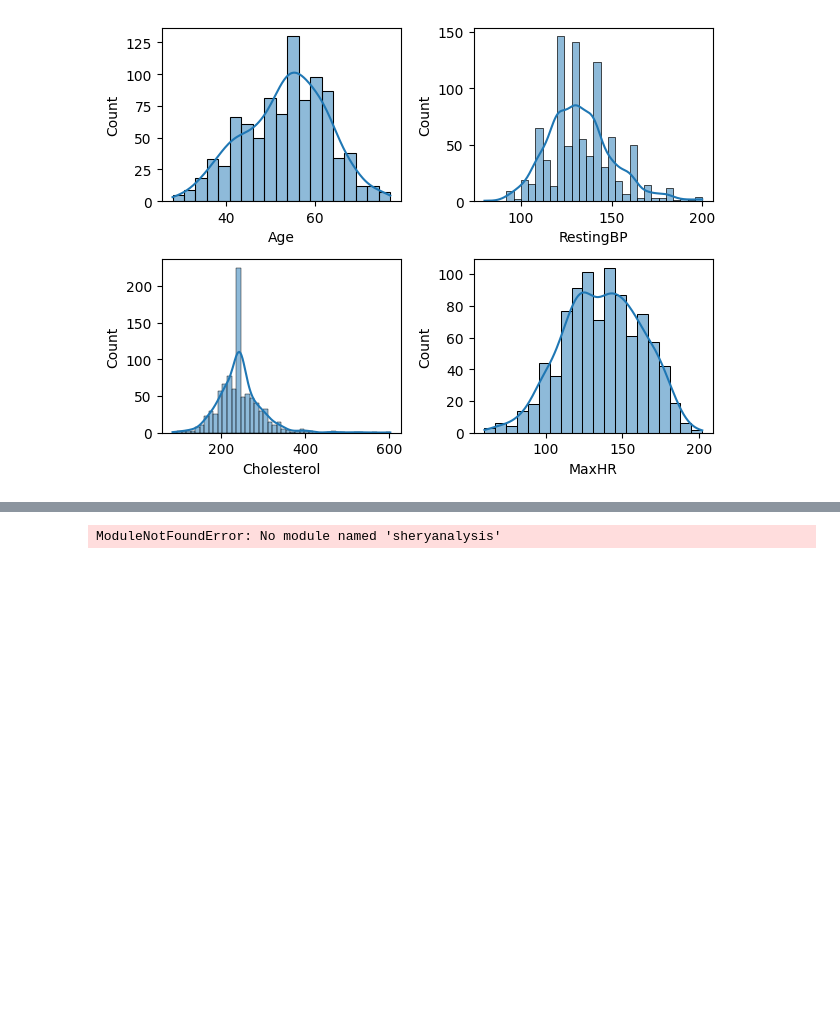
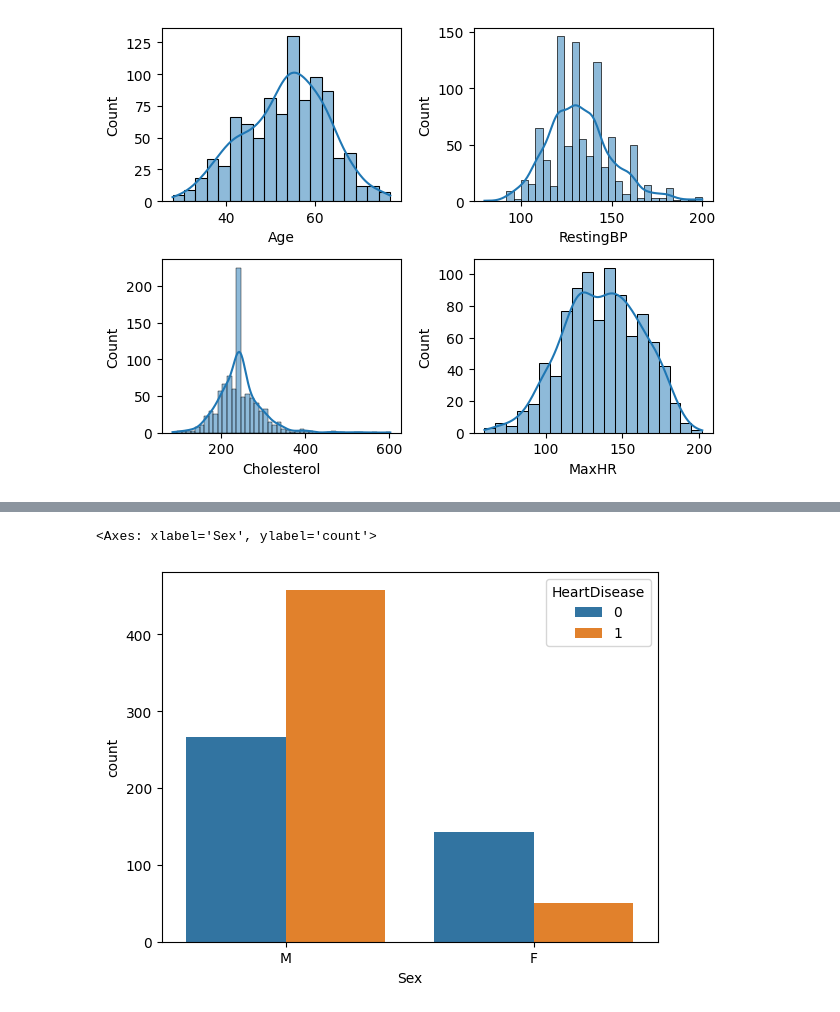
Before and after one commit to nur21horin/macine_learning, a Jupyter notebook: Heart_data/Heart.ipynb, the cells around one changed output, grey strips where cells are left out. Cells and saved outputs as stored; diff of their text form; code cells hidden in the pictures; blank space fills up the shorter version.

```diff
--- a/Heart_data/Heart.ipynb
+++ b/Heart_data/Heart.ipynb
@@ -261,6 +261,11 @@ plt.tight_layout()
 # %% [output]
 [figure]
 # %%
+import pandas as pd
+
+if 'df' not in globals():
+    df = pd.read_csv('heart.csv')
+
 import sheryanalysis as sh
 sh.analyze(df)
 # %% [output]
@@ -268,5 +299,5 @@ ModuleNotFoundError: No module named 'sheryanalysis'
-# %%
-import sheryanalysis as sh
-sh.analyze(df)
-# %% [output]
-ModuleNotFoundError: No module named 'sheryanalysis'
+# %%
+sns.countplot(x=df['Sex'],hue=df['HeartDisease'])
+# %% [output]
+<Axes: xlabel='Sex', ylabel='count'>
+[figure, added]
```
Also changed, not shown: parts of 1 cell of this notebook.
